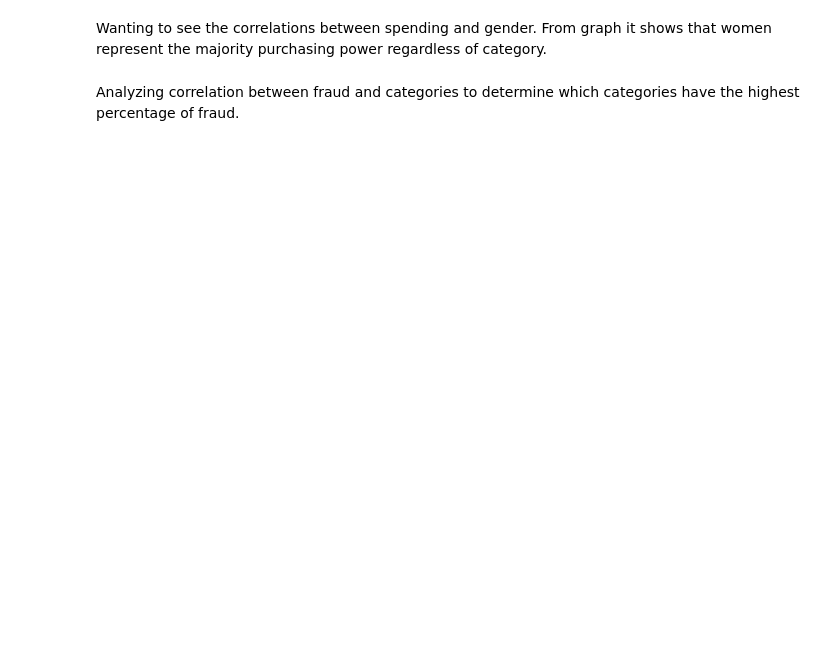
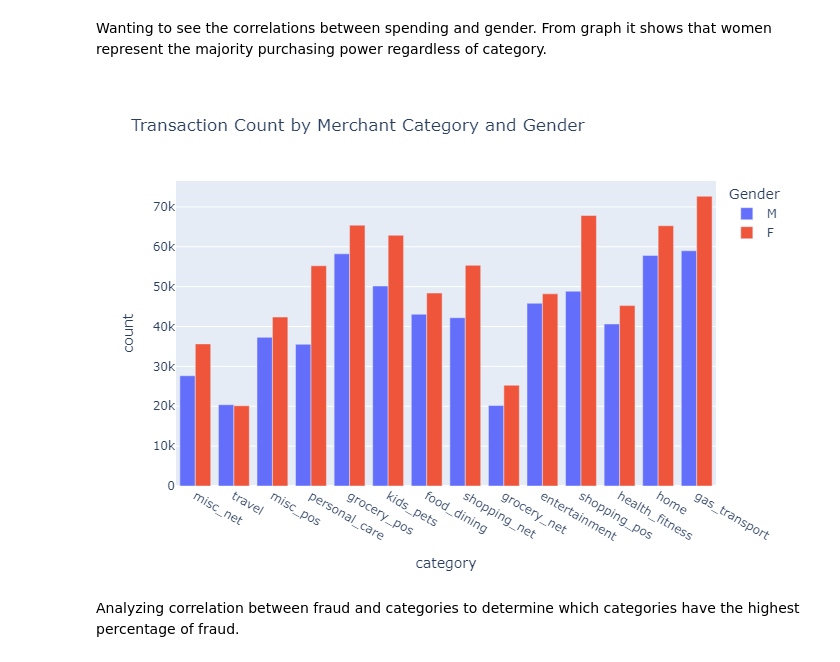
Before and after one commit to edwindaryy/what_cc_numbers_mean, a Jupyter notebook: paynet.ipynb, the cells around one changed output. Cells and saved outputs as stored; diff of their text form; code cells hidden in the pictures; blank space fills up the shorter version.

```diff
--- a/paynet.ipynb
+++ b/paynet.ipynb
@@ -176,15 +194,20 @@ Wanting to see the correlations between spending and gender. From graph it shows
 # %%
 fig3 = px.bar(
     mf_df,
     x='category',
     y='count',
     color='gender',
     barmode='group',
     title='Transaction Count by Merchant Category and Gender',
     labels={'merchant_category': 'Merchant Category', 'transaction_count': 'Transaction Count', 'gender': 'Gender'}
 )
 
-fig3.show()
+# fig3.show()
+fig3.write_image("plot.png")
+img3 = Image.open("plot.png")
+display(img3)
+# %% [output]
+[figure, added]
 # %% [markdown]
 Analyzing correlation between fraud and categories to determine which categories have the highest percentage of fraud.
 # %%
```
Also changed, not shown: parts of 5 cells of this notebook.
